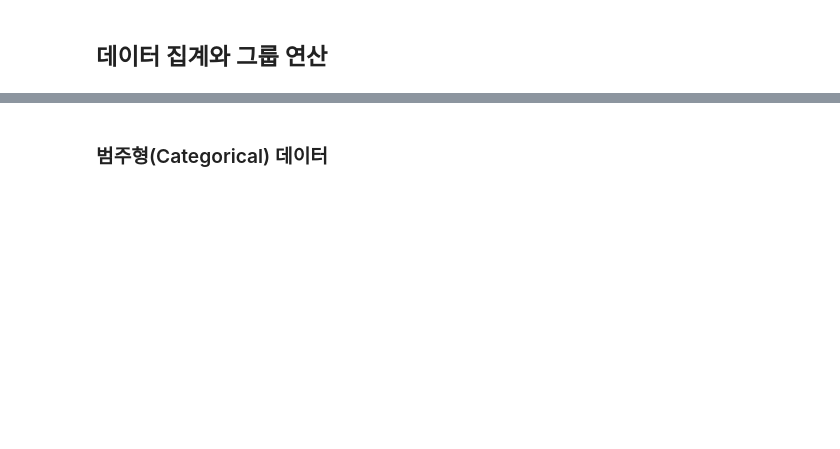
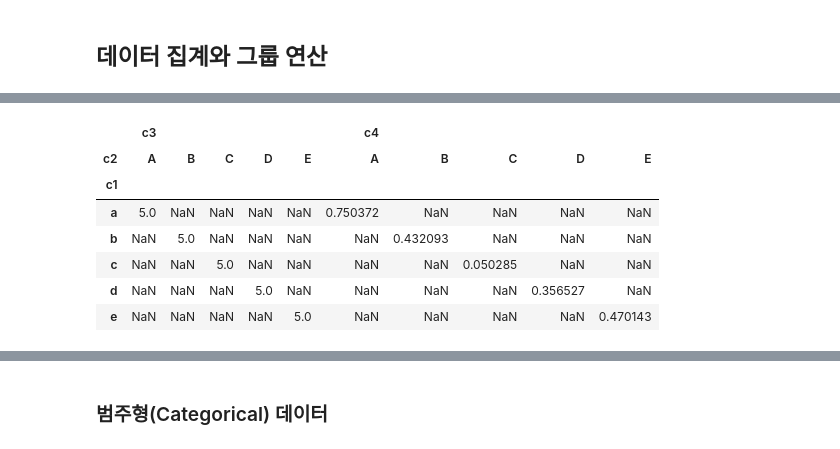
Before and after one commit to whattSUPkim/Data-Science, a Jupyter notebook: Data Analysis/Pandas_exercise.ipynb, the cells around one changed output, grey strips where cells are left out. Cells and saved outputs as stored; diff of their text form; code cells hidden in the pictures; blank space fills up the shorter version.

```diff
--- a/Data Analysis/Pandas_exercise.ipynb
+++ b/Data Analysis/Pandas_exercise.ipynb
@@ -848,0 +1295,6 @@ pd.merge(mdf1, mdf2, left_index = True, right_index = True)
+# %%
+df = pd.DataFrame({'c1':['a', 'a', 'b', 'b', 'c', 'd', 'e'],
+                  'c2': ['A', 'A', 'B', 'B', 'C', 'D', 'E'],
+                  'c3': np.random.randint(7),
+                  'c4': np.random.random(7)})
+df
@@ -848,0 +1310,13 @@ pd.merge(mdf1, mdf2, left_index = True, right_index = True)
+# %%
+df.pivot_table(['c3', 'c4'],
+              index = 'c1',
+              columns = 'c2')
+# %% [output]
+|  | c3 |  |  |  |  | c4 |  |  |  |  |
+| c2 | A | B | C | D | E | A | B | C | D | E |
+| c1 |  |  |  |  |  |  |  |  |  |  |
+| a | 5.0 | NaN | NaN | NaN | NaN | 0.750372 | NaN | NaN | NaN | NaN |
+| b | NaN | 5.0 | NaN | NaN | NaN | NaN | 0.432093 | NaN | NaN | NaN |
+| c | NaN | NaN | 5.0 | NaN | NaN | NaN | NaN | 0.050285 | NaN | NaN |
+| d | NaN | NaN | NaN | 5.0 | NaN | NaN | NaN | NaN | 0.356527 | NaN |
+| e | NaN | NaN | NaN | NaN | 5.0 | NaN | NaN | NaN | NaN | 0.470143 |
```
Also changed, not shown: parts of 222 cells of this notebook.
